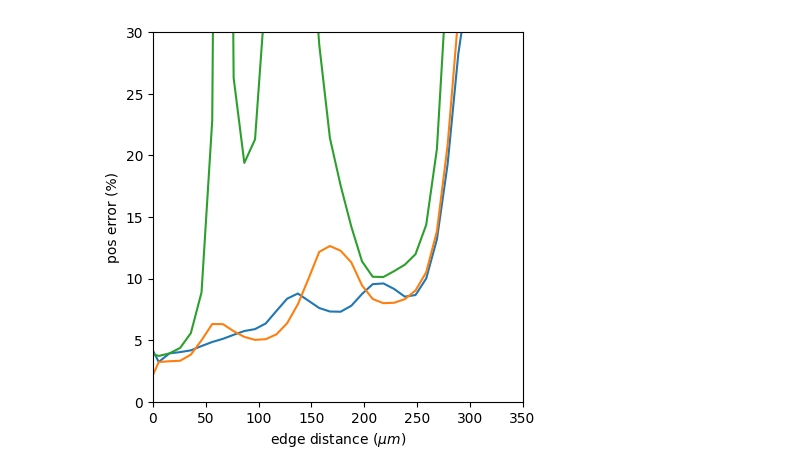
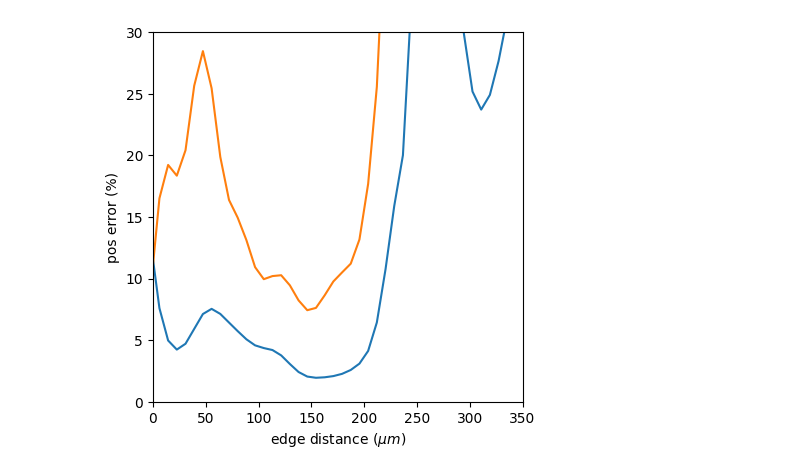
Before and after one commit to idse/signaldecoding, a Jupyter notebook: fig4_IH.ipynb, the cells around one changed output. Saved outputs shown, nothing was run; the diff lists cells and outputs as text; code cells hidden in the pictures.

```diff
--- a/fig4_IH.ipynb
+++ b/fig4_IH.ipynb
@@ -296,10 +47,6 @@ exp.plotPosError(cond, channel, mode='et')
-# %%
-cond = 'B50'
-channel = 'all_markers'
-exp.plotPosError(cond, channel, mode='t')
-channel = 'all_signals'
-exp.plotPosError(cond, channel, mode='t')
-channel = 'cytopERK'
-exp.plotPosError(cond, channel, mode='t')
-# %% [output]
-[figure, removed]
+# %%
+cond = 'B200'
+channel = 'pSMAD1'
+exp.plotPosError(cond, channel, sigma=sigma)
+# %% [output]
+[figure, added]
```
Also changed, not shown: parts of 16 cells of this notebook, 1 other file.
